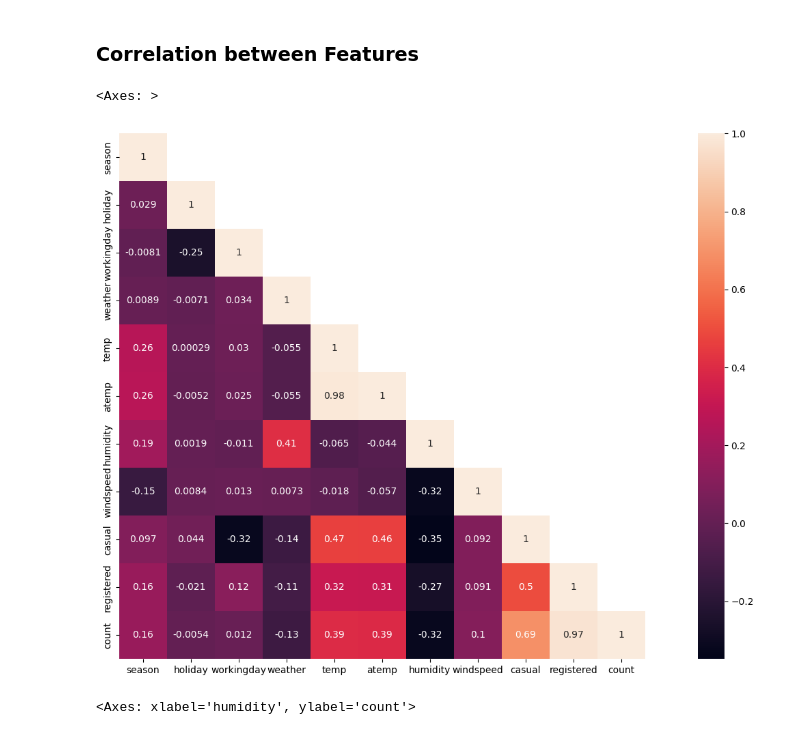
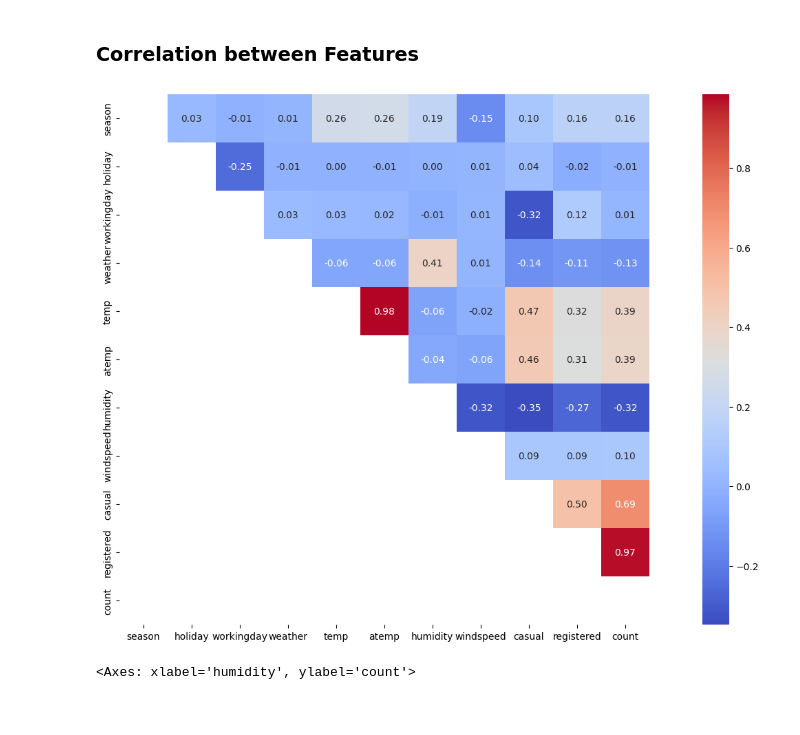
Before and after one commit to aishwaryaprabhat/bike_sharing_demand_prediction, a Jupyter notebook: model-training/EDA_Colab.ipynb, the cells around one changed output. Saved outputs shown, nothing was run; the diff lists cells and outputs as text; code cells hidden in the pictures.

```diff
--- a/model-training/EDA_Colab.ipynb
+++ b/model-training/EDA_Colab.ipynb
@@ -191,18 +191,26 @@ df.head()
 | 4 | 2011-01-01 04:00:00 | 1 | 0 | 0 | 1 | 9.84 | 14.395 | 75 | 0.0 | 0 | ... |
 # %% [markdown]
 ### Correlation between Features
-# %%
-corr_matrix = df[['season', 'holiday', 'workingday', 'weather', 'temp',
-       'atemp', 'humidity', 'windspeed', 'casual', 'registered', 'count',
-       'date', 'hour', 'weekday', 'month']].corr()
-mask = np.array(corr_matrix)
-mask[np.tril_indices_from(mask)] = False
-fig,ax= plt.subplots()
-fig.set_size_inches(20,10)
-sns.heatmap(corr_matrix, mask=mask, square=True,annot=True)
-# %% [output]
-<Axes: >
-[figure, removed]
+# %%
+# Select only numeric columns
+numeric_df = df.select_dtypes(include=[np.number])
+
+# Compute the correlation matrix
+corr_matrix = numeric_df.corr()
+
+# Create a mask for the lower triangle
+mask = np.tril(np.ones_like(corr_matrix, dtype=bool))
+
+# Set up the matplotlib figure
+fig, ax = plt.subplots()
+fig.set_size_inches(20, 10)
+
+# Draw the heatmap with the mask and correct aspect ratio
+sns.heatmap(corr_matrix, mask=mask, square=True, annot=True, fmt=".2f", cmap="coolwarm", ax=ax)
+
+plt.show()
+# %% [output]
+[figure, added]
 # %%
 # df_date = df.groupby('date').mean()
 # df_date.reset_index(inplace=True)
```
